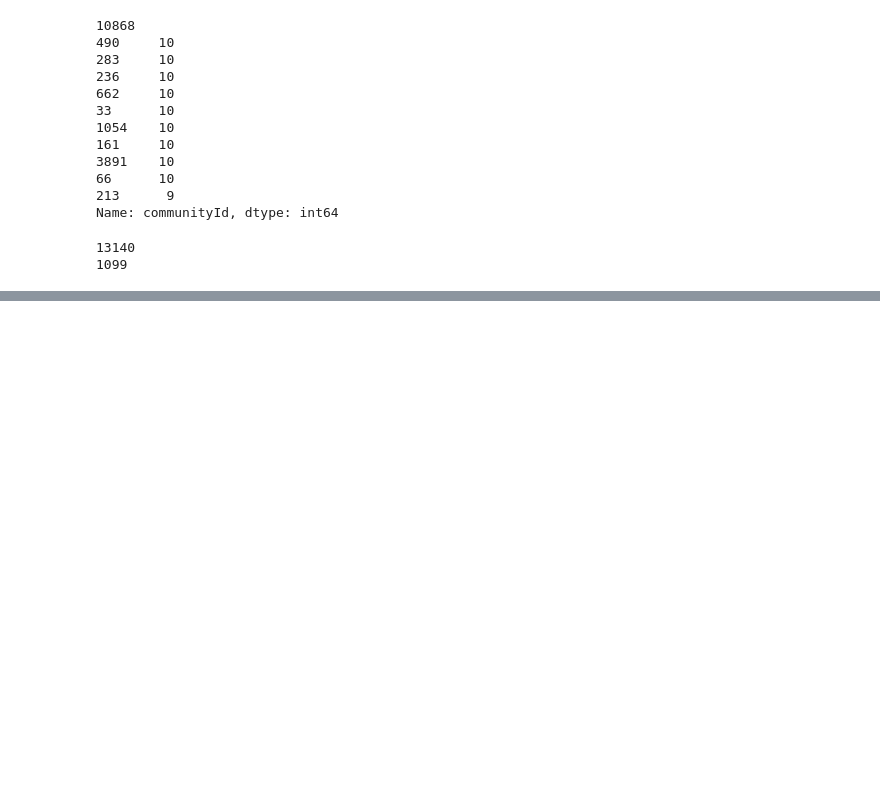
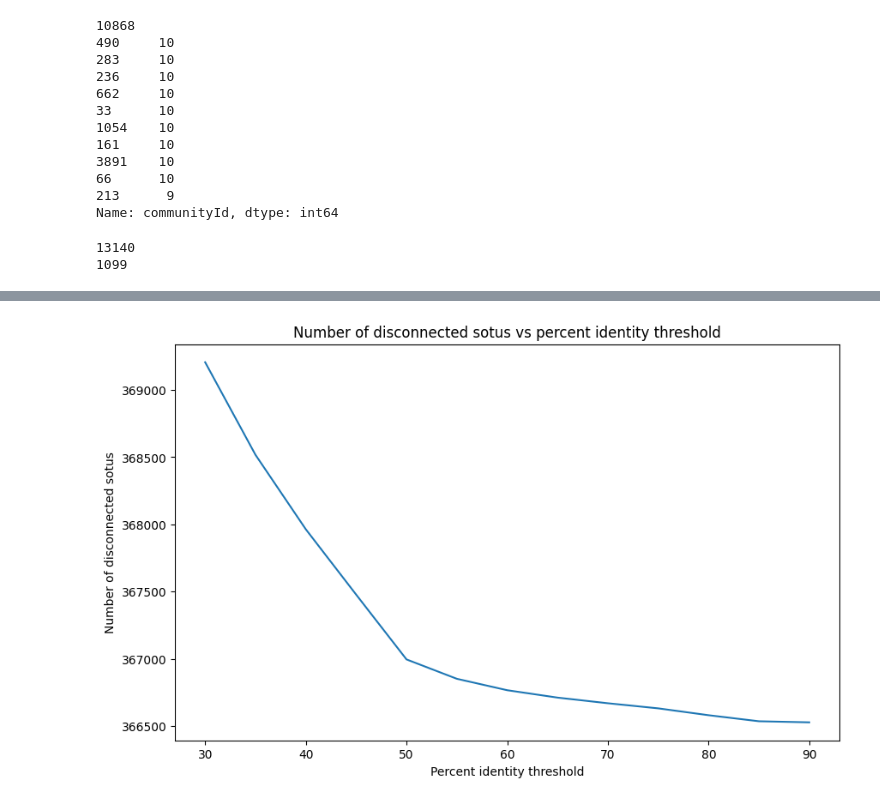
Before and after one commit to serratus-bio/virus-knowledge-graph, a Jupyter notebook: jobs/graph_learning/notebooks/knowledge-propagation.ipynb, the cells around one changed output, grey strips where cells are left out. Drawn from its saved outputs; the diff is of its cells as text; code cells hidden in the pictures; blank space fills up the shorter version.

Commit message:
Investigate disconnected sOTUs (#33)

```diff
--- a/jobs/graph_learning/notebooks/knowledge-propagation.ipynb
+++ b/jobs/graph_learning/notebooks/knowledge-propagation.ipynb
@@ -2078,0 +2208,96 @@ g.plot()
+# %%
+# Plot: disconnected sotus vs percent identity threshold
+
+def get_sotu_to_node_id():
+    if os.path.exists(f'{DATA_DIR}/sotu_to_node_id.csv'):
+        return pd.read_csv(f'{DATA_DIR}/sotu_to_node_id.csv', index_col=False)
+    query = f"""
+        MATCH (s:SOTU)
+        RETURN id(s) as nodeId, s.sotu as sotu
+    """
+    df = query_gds(query)
+    df.to_csv(f'{DATA_DIR}/sotu_to_node_id.csv', index=False)
+    return df
+
+sotu_to_node_id = get_sotu_to_node_id()
+all_sotus = set(sotu_to_node_id['sotu'])
+print(len(all_sotus))
+
+# get set of all sotus
+# iterate over weight thresholds at 5% intervals
+# for each threshold, get set of sotus with edges between +/- 5% of threshold
+# subtract set of sotus with edges from set of all sotus to get cur disconnected sotus
+# plot disconnected sotus vs threshold
+
+def get_connected_sotus(min_threshold, max_threshold):
+    sql_query = f'''
+        SELECT DISTINCT sotu FROM
+            (SELECT palm_id1 as sotu
+            FROM palm_graph
+            WHERE pident >= {min_threshold} AND pident < {max_threshold}
+            )
+            UNION
+            (SELECT palm_id2 as sotu
+            FROM palm_graph
+            WHERE pident >= {min_threshold} AND pident < {max_threshold}
+            )
+    '''
+    return query_sql(sql_query)
+
+def get_disconnected_sotus_plot_data():
+    if os.path.exists(f'{DATA_DIR}/disconnected_sotus_plot_data.csv'):
+        return pd.read_csv(f'{DATA_DIR}/disconnected_sotus_plot_data.csv')
+
+    thresholds = np.linspace(30, 100, 15)
+    counts = []
+    sotu_to_node_id = get_sotu_to_node_id()
+    all_sotus = set(sotu_to_node_id['sotu'])
+
+    cumulative_disconnected_sotus = all_sotus.copy()
+
+    for threshold in thresholds:
+        print(threshold)
+        max_threshold = threshold
+        min_threshold = threshold - 5
+        connected_sotus = get_connected_sotus(min_threshold, max_threshold)
+        if len(connected_sotus) == 0:
+            continue
+        connected_sotus = [
+            sotu[0]
+            for sotu in connected_sotus
+        ]
+        connected_sotus = set(connected_sotus)
+        cumulative_disconnected_sotus = cumulative_disconnected_sotus - connected_sotus
+        counts.append({
+            'threshold': threshold,
+            'cumulative_disconnected': len(cumulative_disconnected_sotus),
+            'connected_sotus': len(connected_sotus),
+        })
+
+    counts = pd.DataFrame(counts)
+    counts.to_csv(f'{DATA_DIR}/disconnected_sotus_plot_data.csv', index=False)
+    return counts
+
+counts = get_disconnected_sotus_plot_data()
+counts['threshold'] = counts['threshold'] - 5
+print(counts)
+plt.figure(figsize=(10, 6))
+plt.plot(counts['threshold'], counts['cumulative_disconnected'])
+plt.xlabel('Percent identity threshold')
+plt.ylabel('Number of disconnected sotus')
+plt.title('Number of disconnected sotus vs percent identity threshold')
+plt.show()
+
+
+
+# plot as cumulative histogram
+cumulative_diff = np.flip(cumulative_diff)
+plt.figure(figsize=(10, 6))
+cumulative_diff = np.diff(counts['cumulative_disconnected'])
+cumulative_diff = np.insert(cumulative_diff, 0, 0)
+plt.plot(counts['threshold'], cumulative_diff)
+plt.xlabel('Percent identity threshold')
+plt.ylabel('Difference in number of disconnected sotus')
+plt.title('Difference in number of disconnected sotus vs percent identity threshold')
+plt.show()
+# %% [output]
@@ -2078,0 +2319 @@ g.plot()
+[figure, added]
```
Also changed, not shown: parts of 4 cells of this notebook.
